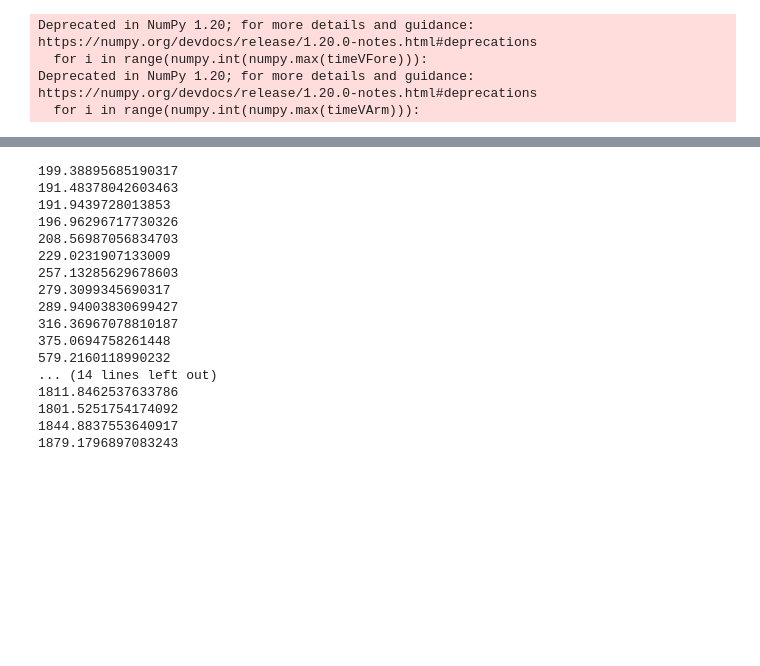
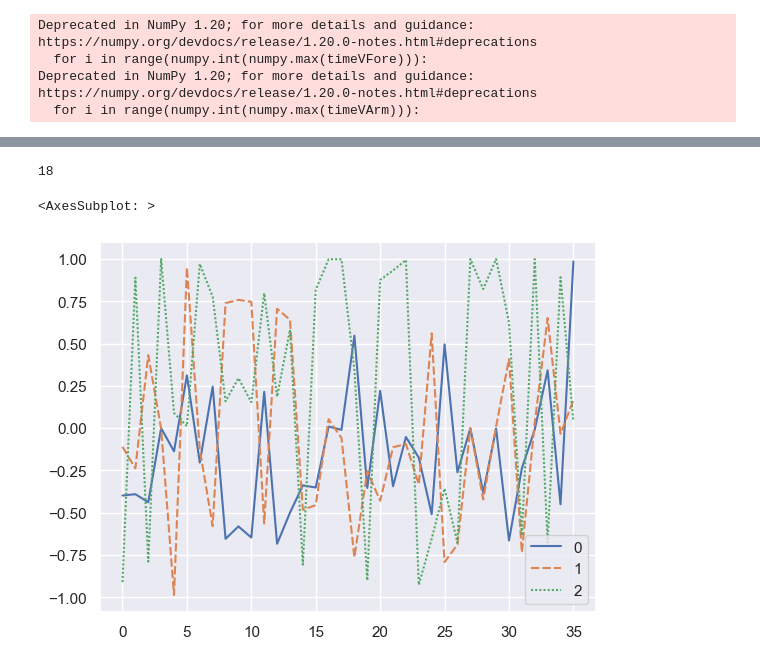
Before and after one commit to alejandromango/IMU-Analysis, a Jupyter notebook: SingleIMUGyrAngleSmarter.ipynb, the cells around one changed output, grey strips where cells are left out. Saved outputs shown, nothing was run; the diff lists cells and outputs as text; code cells hidden in the pictures; blank space fills up the shorter version.

```diff
--- a/SingleIMUGyrAngleSmarter.ipynb
+++ b/SingleIMUGyrAngleSmarter.ipynb
@@ -81,52 +99,57 @@ a = seaborn.lineplot(data=[degreeAData, degreeData[0].T[0]])
 # %%
 def getGJacobian(j, g):
 
     numerator1 = numpy.cross(numpy.cross(g[0], j[0]), g[0])
     denominator1 = numpy.linalg.norm(numpy.cross(g[0], j[0]), axis=1)
     grad1 = numpy.divide(numerator1.T, denominator1).T
     numerator2 = numpy.cross(numpy.cross(g[1], j[1]), g[1])
     denominator2 = numpy.linalg.norm(numpy.cross(g[1], j[1]), axis=1)
     grad2 = numpy.divide(numerator2.T, denominator2).T
 
     return(numpy.array([grad1, grad2]))
 
 def getGErrorVector(j, g):
     left = numpy.linalg.norm(numpy.cross(j[0], g[0]), axis=1)
     right = numpy.linalg.norm(numpy.cross(j[1], g[1]), axis=1)
     errs = left - right
     return(errs)
 
 # Get error vector
-for _ in range(30):
-    gErrors = getGErrorVector(jEst, gData)
-    print(numpy.sum(gErrors**2))
-    # print(jEst)
-    #Calculate Jacobian
-    gJacobian = getGJacobian(jEst, gData)
-    # Calculate pseudoinverce
-    gPseudoinverse = numpy.linalg.pinv(gJacobian)
-    a = numpy.dot(gPseudoinverse, gErrors)
-    # inv = numpy.matmul(numpy.linalg.inv(numpy.matmul(gJacobian.T, gJacobian)), gJacobian.T)
-    aaVec = aaVec - a
+jEstimates = []
+squares = []
+for j in range(1000):
+    # Vector of angle and azimuth values for such that theta unit vector is parallel to x axis, perp to z and y (x axis is hinge axis)
+    aaVec = numpy.random.rand(2, 3)*numpy.pi*2#numpy.array([[1, numpy.rand, 0.2], [1, 0.1, 0.6]])
+    aaVec[0,0] = 1
+    aaVec[1,0] = 1
     jEst = getJEst(aaVec)
+    for i in range(50):
+        gErrors = getGErrorVector(jEst, gData)
+        sumS = numpy.sum(gErrors**2)
+        if (sumS < 50) & (i > 10):
+            print(i)
+            break
+        # print(jEst)
+        #Calculate Jacobian
+        gJacobian = getGJacobian(jEst, gData)
+        # Calculate pseudoinverce
+        gPseudoinverse = numpy.linalg.pinv(gJacobian)
+        a = numpy.dot(gPseudoinverse, gErrors)
+        aaVec = aaVec - a
+        jEst = getJEst(aaVec)
+    squares.append(sumS)
+    jEstimates.append(jEst)
+    if (sumS < 50) & (i > 10):
+        break
+jEstimates = numpy.array(jEstimates)
+# fig = plt.figure()
+# ax = fig.add_subplot(111, projection = '3d')
+# ax.scatter(jEstimates[:, 0, 0], jEstimates[:, 0, 1], jEstimates[:, 0, 2])
+seaborn.lineplot(jEstimates[:, 0, :])
 # %% [output]
-199.38895685190317
-191.48378042603463
-191.9439728013853
-196.96296717730326
-208.56987056834703
-229.0231907133009
-257.13285629678603
-279.3099345690317
-289.94003830699427
-316.36967078810187
-375.0694758261448
-579.2160118990232
-... (14 lines left out)
-1811.8462537633786
-1801.5251754174092
-1844.8837553640917
-1879.1796897083243
+18
+<AxesSubplot: >
+[figure, added]
 # %%
 
 aRates1 = numpy.dot(gData[0], jEst[0])
```
Also changed, not shown: parts of 7 cells of this notebook.
